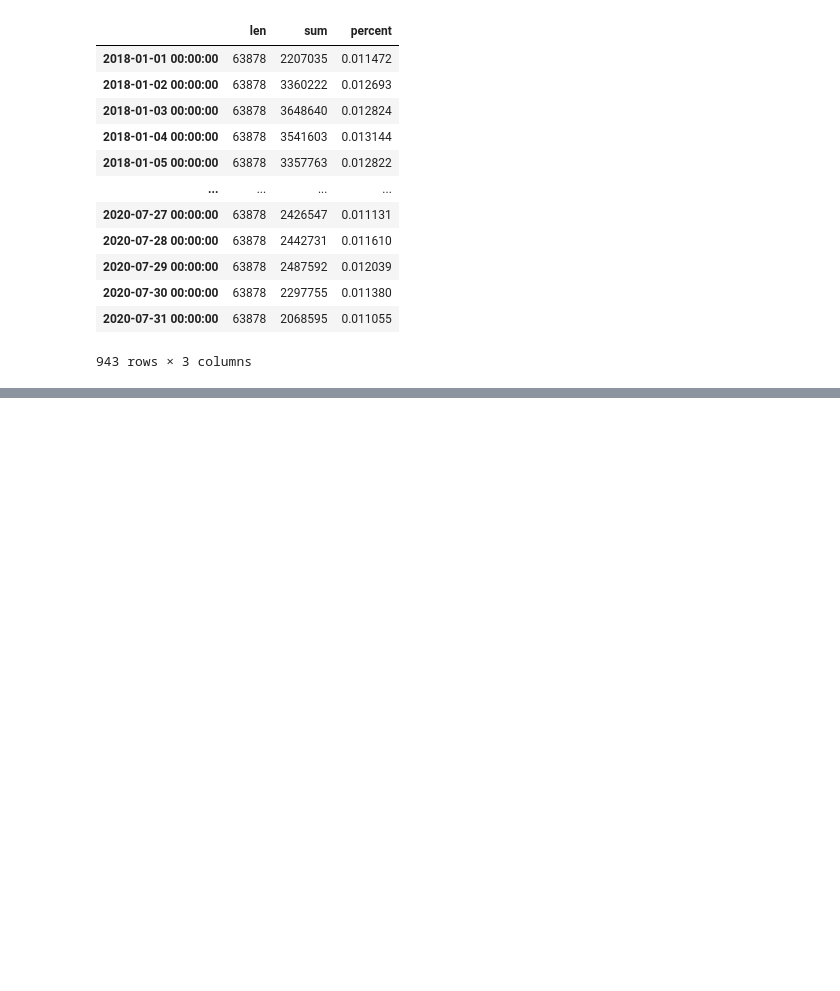
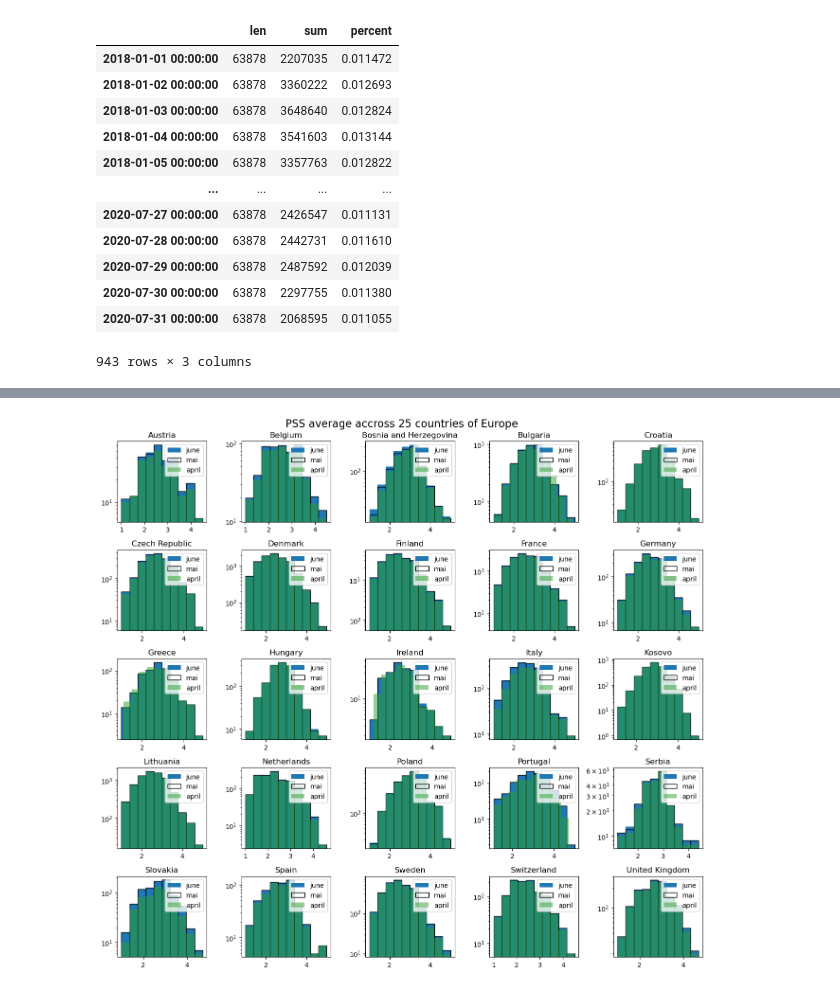
Before and after one commit to epfl-ada/ada-2022-project-adamsleg, a Jupyter notebook: main.ipynb, the cells around one changed output, grey strips where cells are left out. Saved outputs shown, nothing was run; the diff lists cells and outputs as text; code cells hidden in the pictures; blank space fills up the shorter version.

Commit message:
covidistress visualization + coreection

```diff
--- a/main.ipynb
+++ b/main.ipynb
@@ -17,6 +18,9 @@ INTERVENTIONS_DATASET = DATA_PATH + "interventions.csv"
 GLOBAL_MOBILITY_DATASET = DATA_PATH + "Global_Mobility_Report.csv.gz"
 TOPICS_LINKED_DATASET = DATA_PATH + "topics_linked.csv.xz"
 AGGREGATED_JSON = DATA_PATH + "aggregated_timeseries.json.gz"
+COVIDISTRESS_APRIL = DATA_PATH + "COVIDISTRESS_april_cleaned.csv"
+COVIDISTRESS_MAI = DATA_PATH + "COVIDISTRESS_mai_cleaned.csv"
+COVIDISTRESS_JUNE = DATA_PATH + "COVIDISTRESS_june_cleaned.csv"
 # %%
 df_interventions = pd.read_csv(INTERVENTIONS_DATASET)
 df_interventions.head()
@@ -94,0 +101,3 @@ pd.DataFrame.from_dict(STEM_medicineandhealth)
+# %%
+df_covidistress_april = pd.read_csv(COVIDISTRESS_APRIL)
+df_covidistress_april.head(3)
@@ -94,0 +110,3 @@ pd.DataFrame.from_dict(STEM_medicineandhealth)
+# %%
+df_covidistress_mai = pd.read_csv(COVIDISTRESS_MAI)
+df_covidistress_mai.head(3)
@@ -94,0 +119,3 @@ pd.DataFrame.from_dict(STEM_medicineandhealth)
+# %%
+df_covidistress_june = pd.read_csv(COVIDISTRESS_JUNE)
+df_covidistress_june.head(3)
@@ -94,0 +128,23 @@ pd.DataFrame.from_dict(STEM_medicineandhealth)
+# %%
+MONTHS = ['june', 'mai', 'april']
+
+fig, ax = plt.subplots(5, 5, figsize=(13, 12))
+
+axes = ax.flatten()
+for country, axe in zip(june_country.index, axes):
+    df_hist_june = df_covidistress_june.loc[df_covidistress_june['Country'] == country]
+    df_hist_mai = df_covidistress_mai.loc[df_covidistress_mai['Country'] == country]
+    df_hist_april = df_covidistress_april.loc[df_covidistress_april['Country'] == country]
+
+    axe.hist(df_hist_june['PSS10_avg'][:])
+    axe.hist(df_hist_mai['PSS10_avg'][:], stacked=True, fill=False)
+    axe.hist(df_hist_april['PSS10_avg'][:], alpha = .5)
+    axe.set_yscale('log')
+    axe.set_title(country)
+    axe.legend(MONTHS)
+
+fig.suptitle('PSS average accross 25 countries of Europe', fontsize=16)
+fig.tight_layout()
+fig.subplots_adjust(top=0.94)
+# %% [output]
+[figure, added]
```
Also changed, not shown: parts of 6 cells of this notebook, 1 other file.
